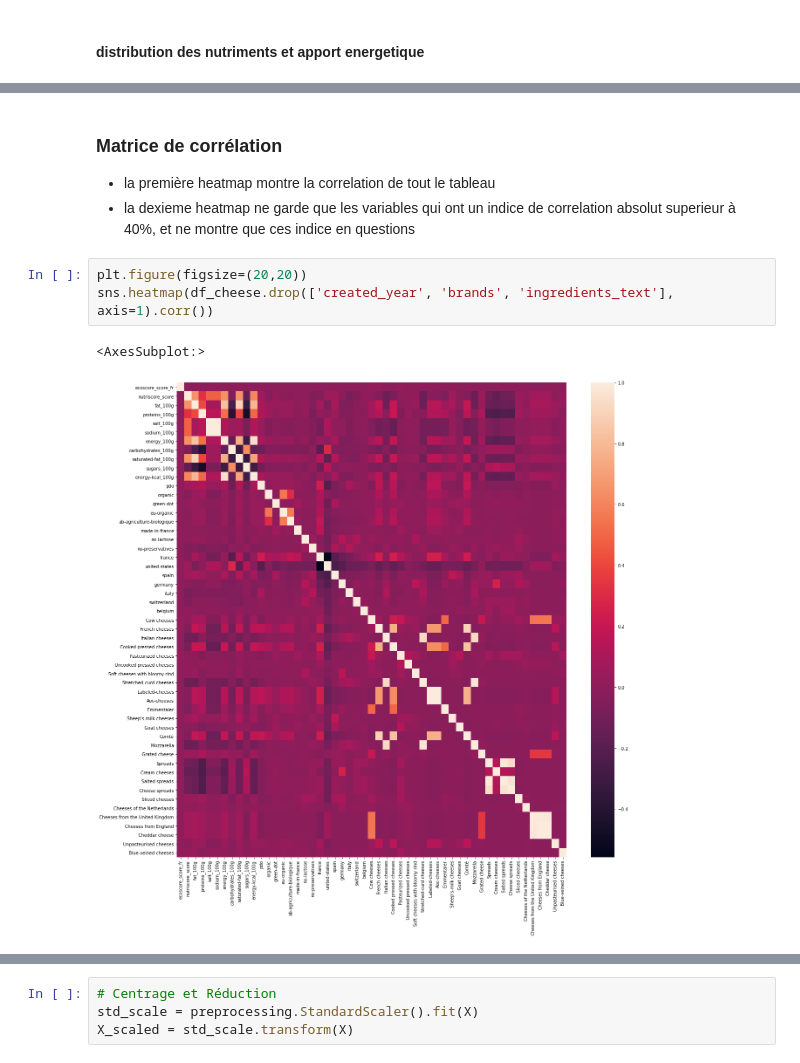
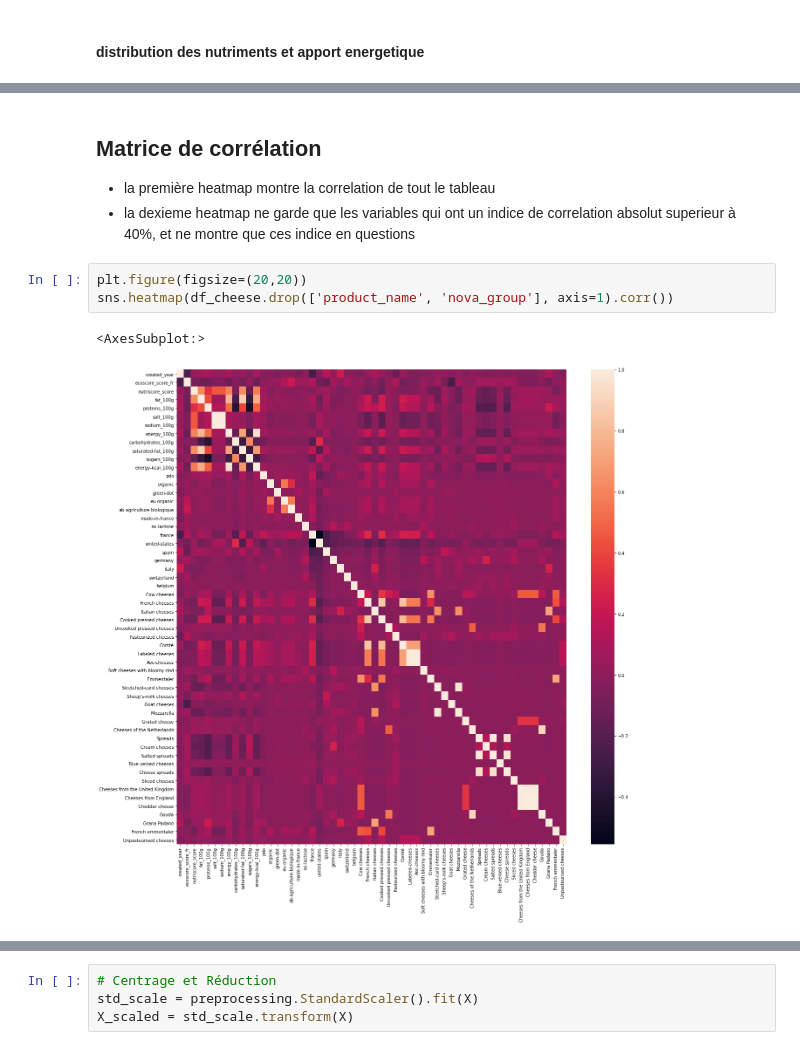
Before and after one commit to skamos/Python, a Jupyter notebook: Openclassroms/Projet_2 Exploration.ipynb, the cells around one changed output, grey strips where cells are left out. Saved outputs shown, nothing was run; the diff lists cells and outputs as text.

```diff
--- a/Openclassroms/Projet_2 Exploration.ipynb
+++ b/Openclassroms/Projet_2 Exploration.ipynb
@@ -150,11 +182,11 @@ for i in range(3):
 # %% [markdown]
-### Matrice de corrélation
+## Matrice de corrélation
 - la première heatmap montre la correlation de tout le tableau
 - la dexieme heatmap ne garde que les variables qui ont un indice de correlation absolut superieur à 40%, et ne montre que ces indice en questions
 # %%
 plt.figure(figsize=(20,20))
-sns.heatmap(df_cheese.drop(['created_year', 'brands', 'ingredients_text'], axis=1).corr())
+sns.heatmap(df_cheese.drop(['product_name', 'nova_group'], axis=1).corr())
 # %% [output]
 <AxesSubplot:>
-[figure, old version]
+[figure, new version]
 # %%
```
Also changed, not shown: parts of 33 cells of this notebook, 1 other file.
